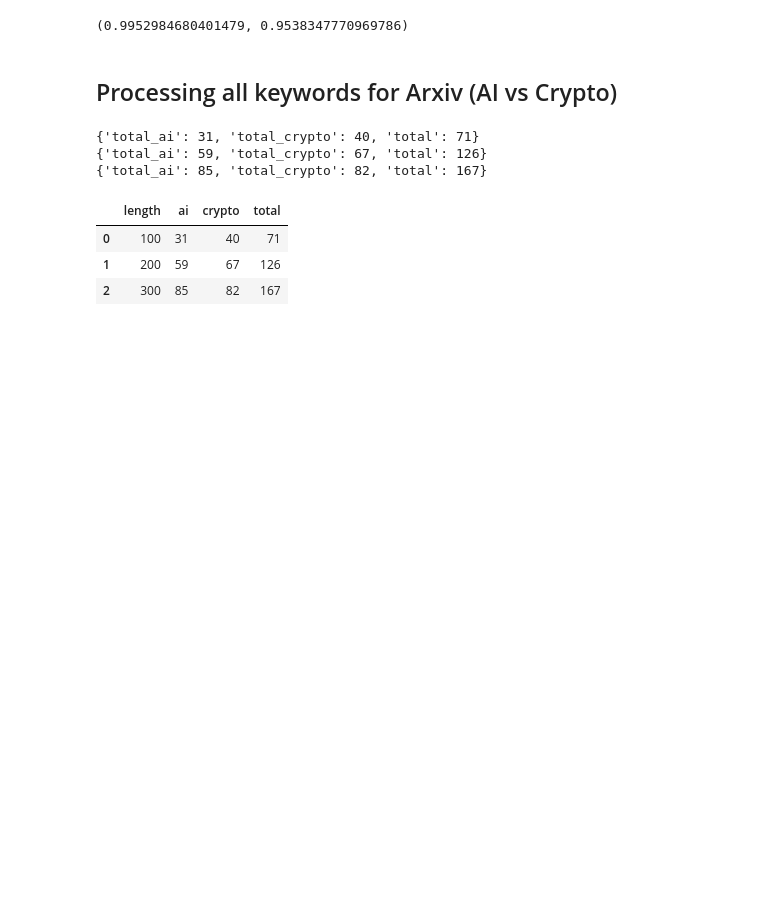
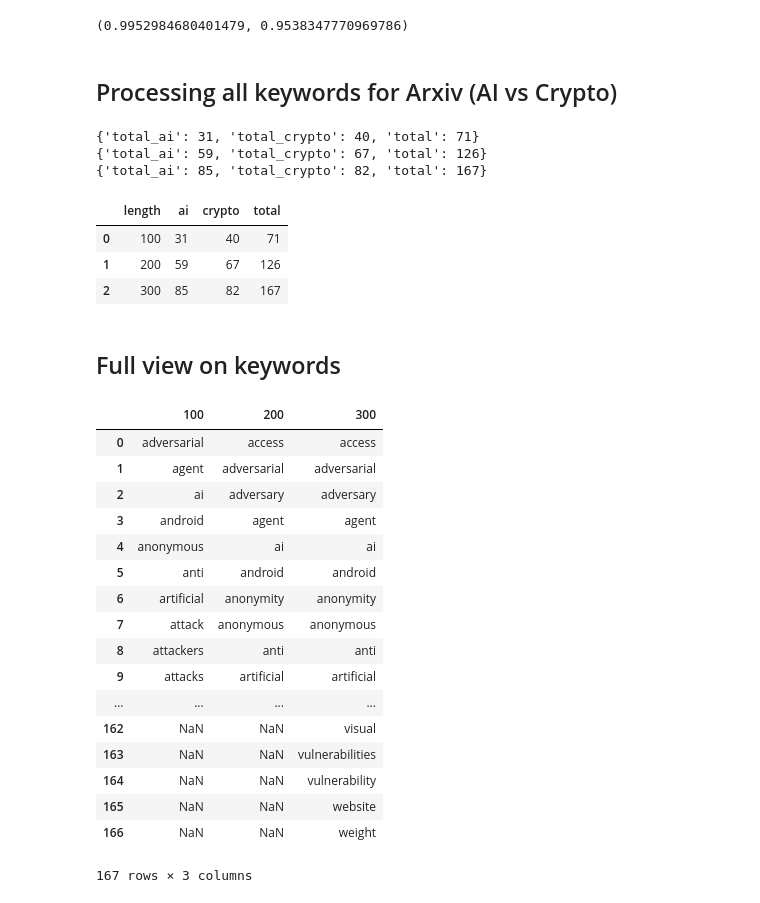
Before and after one commit to IIT-ML/interpretable-text-classification, a Jupyter notebook: arxiv_bulk_data_access.ipynb, the cells around one changed output. Saved outputs shown, nothing was run; the diff lists cells and outputs as text; code cells hidden in the pictures; blank space fills up the shorter version.

Commit message:
Add visualization

```diff
--- a/arxiv_bulk_data_access.ipynb
+++ b/arxiv_bulk_data_access.ipynb
@@ -411,3 +411,38 @@ arxiv_df
 | 0 | 100 | 31 | 40 | 71 |
 | 1 | 200 | 59 | 67 | 126 |
 | 2 | 300 | 85 | 82 | 167 |
+# %% [markdown]
+## Full view on keywords
+# %%
+keyword = {}
+
+for i in range(100, 301, 100):
+    keyword[str(i)] = sorted(arxiv_keyword[str(i)]['ai'] + arxiv_keyword[str(i)]['crypto'])
+# %%
+max_len = len(keyword['300'])
+# %%
+keyword['100'] = keyword['100'] + ([np.nan] * (max_len-len(keyword['100'])))
+keyword['200'] = keyword['200'] + ([np.nan] * (max_len-len(keyword['200'])))
+# %%
+df = pd.DataFrame(keyword)
+# %%
+df
+# %% [output]
+|  | 100 | 200 | 300 |
+| 0 | adversarial | access | access |
+| 1 | agent | adversarial | adversarial |
+| 2 | ai | adversary | adversary |
+| 3 | android | agent | agent |
+| 4 | anonymous | ai | ai |
+| 5 | anti | android | android |
+| 6 | artificial | anonymity | anonymity |
+| 7 | attack | anonymous | anonymous |
+| 8 | attackers | anti | anti |
+| 9 | attacks | artificial | artificial |
+| ... | ... | ... | ... |
+| 162 | NaN | NaN | visual |
+| 163 | NaN | NaN | vulnerabilities |
+| 164 | NaN | NaN | vulnerability |
+| 165 | NaN | NaN | website |
+| 166 | NaN | NaN | weight |
+167 rows × 3 columns
```
